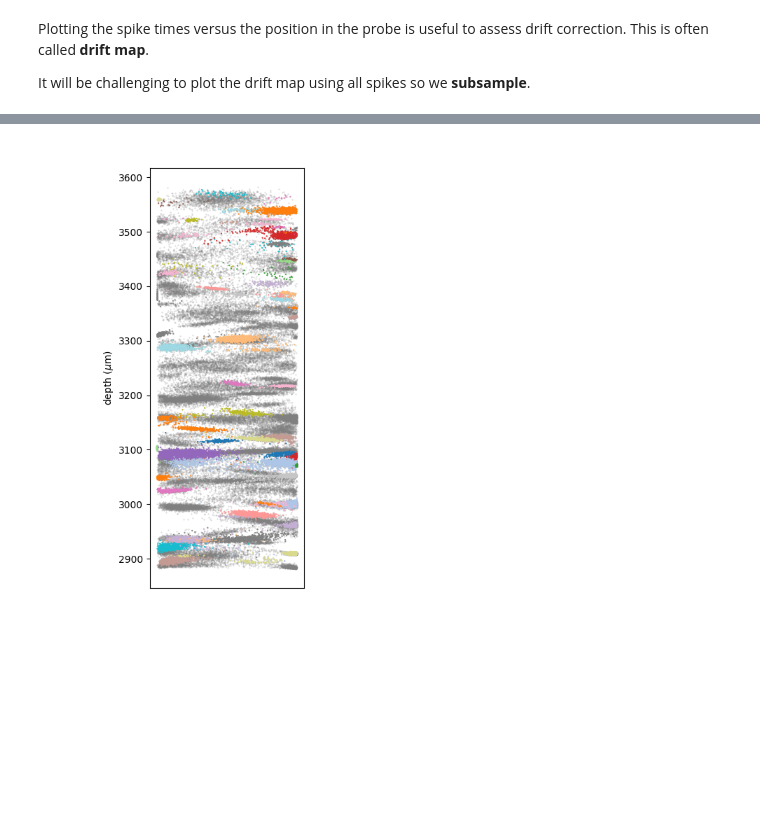
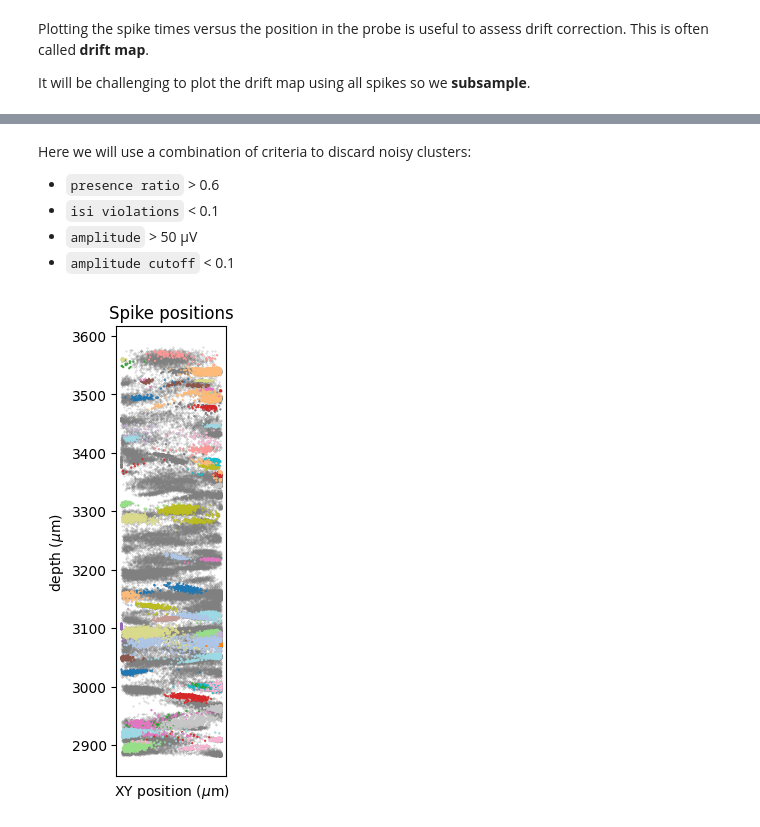
Before and after one commit to jcouto/JHU-neuropixels-2025, a Jupyter notebook: tutorials/02_load_output.ipynb, the cells around one changed output, grey strips where cells are left out. Cells and saved outputs as stored; diff of their text form; code cells hidden in the pictures; blank space fills up the shorter version.

```diff
--- a/tutorials/02_load_output.ipynb
+++ b/tutorials/02_load_output.ipynb
@@ -188,34 +167,43 @@ res['metrics']
+# %% [markdown]
+Here we will use a combination of criteria to discard noisy clusters:
+ - ``presence ratio`` > 0.6
+ - ``isi violations`` < 0.1
+ - ``amplitude`` > 50 µV
+ - ``amplitude cutoff`` < 0.1
 # %%
 subsample = np.random.choice(np.arange(res['spike_times'].shape[0],dtype=int),n_spikes_to_plot,replace = False)
 
-fig = plt.figure(figsize = [4,8])
+fig = plt.figure(figsize = [2,6])
 fig.add_axes([0.4,0.2,0.55,0.75])
 
 color_clusters = res['spike_clusters'][subsample].copy()
 for c in np.unique(color_clusters): # assign a random color to each cluster
     color_clusters[res['spike_clusters'][subsample] == c] = np.random.choice(20,1)
 
-
+# plot the other spikes as background
 plt.scatter(res['spike_positions'][subsample][:,0],  # X locations
             res['spike_positions'][subsample][:,1],  # Y locations
             s = 0.1,
             color = 'gray', # all spikes in gray
             alpha = 0.5)
 plt.ylabel('depth ($\mu$m)')
 plt.xticks([]);
 
-
-
+# Do the unit selection
 selected_clusters = res['metrics'][(res['metrics']['presence_ratio'] > 0.6) &
                                    (res['metrics']['isi_viol'] < 0.1) &
                                    (res['metrics']['amplitude'] > 50) &
                                    (res['metrics']['amplitude_cutoff'] < 0.1)].cluster_id.values
+
 sel = np.isin(res['spike_clusters'][subsample],selected_clusters)
 plt.scatter(res['spike_positions'][subsample][sel,0],  # X locations
             res['spike_positions'][subsample][sel,1],  # Y locations
             s = 0.3,
             c = color_clusters[sel],                      # each cluster gets a color
             cmap = 'tab20',
             alpha = 1);
+plt.title('Spike positions')
+plt.ylabel('depth ($\mu$m)')
+plt.xlabel('XY position ($\mu$m)');
 # %% [output]
-[figure, old version]
+[figure, new version]
```
Also changed, not shown: parts of 10 cells of this notebook.
